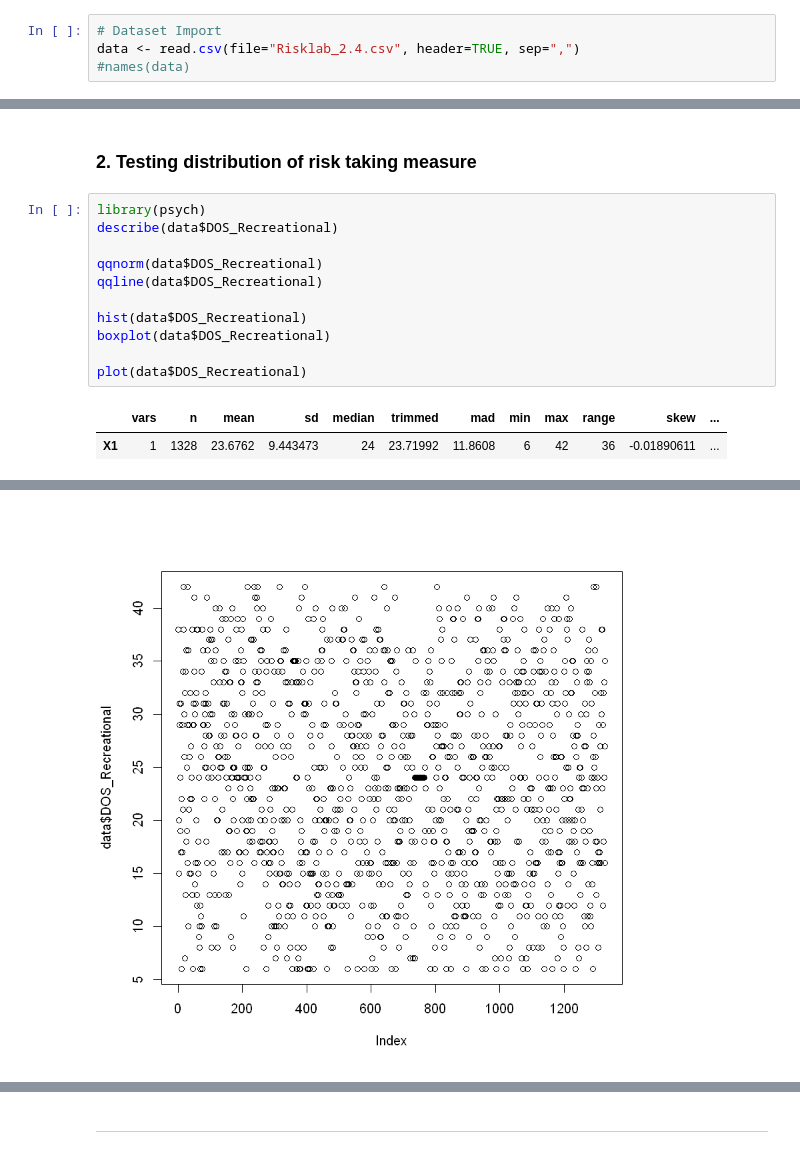
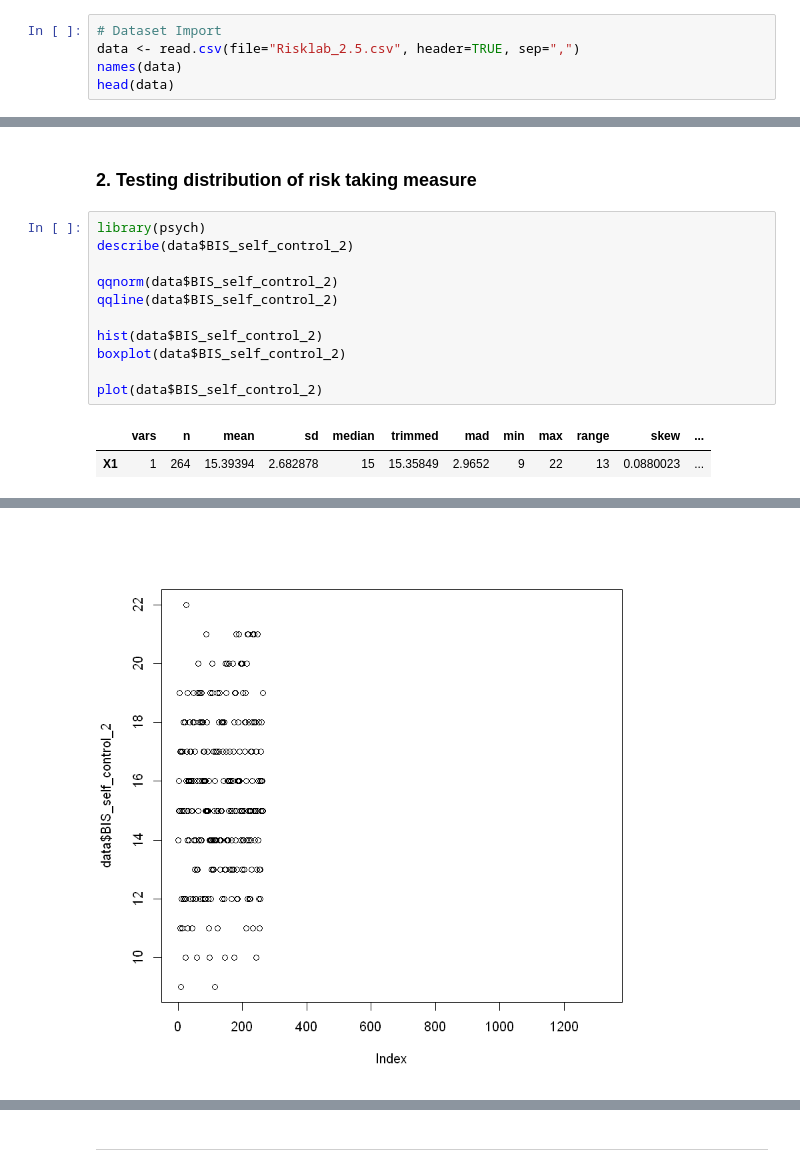
Before and after one commit to FMCumhaill/Risk-Lab-Dublin-Science-Gallery-, a Jupyter notebook: Risk+Taking+Verse+Cigarette+.ipynb, the cells around one changed output, grey strips where cells are left out. Drawn from its saved outputs; the diff is of its cells as text.

```diff
--- a/Risk+Taking+Verse+Cigarette+.ipynb
+++ b/Risk+Taking+Verse+Cigarette+.ipynb
@@ -22,5 +22,6 @@ Summary of steps
 ### 1. Dataset Import
 # %%
 # Dataset Import
-data <- read.csv(file="Risklab_2.4.csv", header=TRUE, sep=",")
-#names(data)
+data <- read.csv(file="Risklab_2.5.csv", header=TRUE, sep=",")
+names(data)
+head(data)
@@ -28,15 +54,15 @@ data <- read.csv(file="Risklab_2.4.csv", header=TRUE, sep=",")
 ### 2. Testing distribution of risk taking measure
 # %%
 library(psych)
-describe(data$DOS_Recreational)
+describe(data$BIS_self_control_2)
 
-qqnorm(data$DOS_Recreational)
-qqline(data$DOS_Recreational)
+qqnorm(data$BIS_self_control_2)
+qqline(data$BIS_self_control_2)
 
-hist(data$DOS_Recreational)
-boxplot(data$DOS_Recreational)
+hist(data$BIS_self_control_2)
+boxplot(data$BIS_self_control_2)
 
-plot(data$DOS_Recreational)
+plot(data$BIS_self_control_2)
 # %% [output]
 |  | vars | n | mean | sd | median | trimmed | mad | min | max | range | skew | ... |
-| X1 | 1 | 1328 | 23.6762 | 9.443473 | 24 | 23.71992 | 11.8608 | 6 | 42 | 36 | -0.01890611 | ... |
+| X1 | 1 | 264 | 15.39394 | 2.682878 | 15 | 15.35849 | 2.9652 | 9 | 22 | 13 | 0.0880023 | ... |
@@ -46 +72 @@ plot(data$DOS_Recreational)
-[figure, old version]
+[figure, new version]
```
Also changed, not shown: parts of 24 cells of this notebook, 4 other files.
